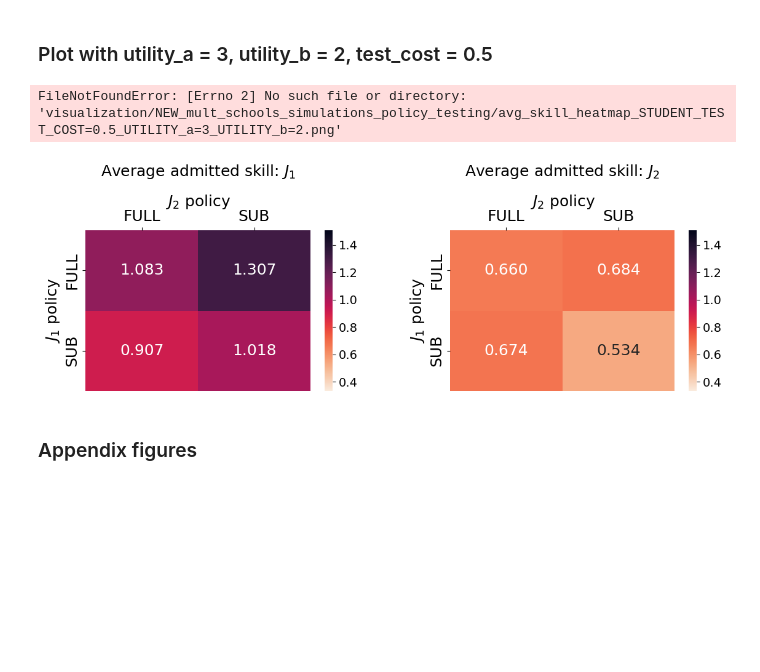
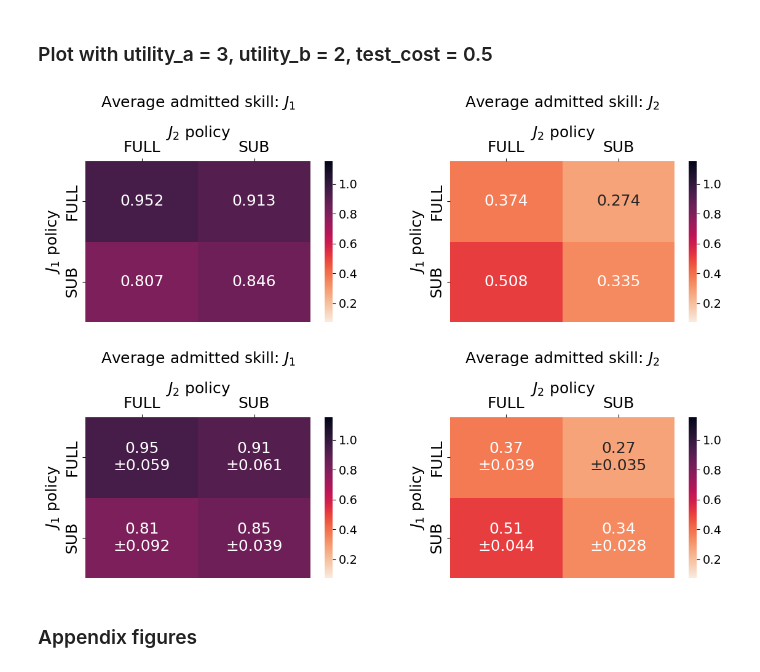
Before and after one commit to hannahql/school_admission_policies, a Jupyter notebook: pipeline_use_paperfigures_two_school_strategic.ipynb, the cells around one changed output. Saved outputs shown, nothing was run; the diff lists cells and outputs as text; code cells hidden in the pictures; blank space fills up the shorter version.

Commit message:
Modify visualization code

```diff
--- a/pipeline_use_paperfigures_two_school_strategic.ipynb
+++ b/pipeline_use_paperfigures_two_school_strategic.ipynb
@@ -32,7 +32,7 @@ from visualization.two_school_strategic_plots import (filter_results_by_target_v
                                                       plot_avg_admitted_skill_by_policy,
                                                       plot_avg_admitted_skill_by_policy_heatmap)
 # %%
-simulation_name = "NEW_mult_schools_simulations_policy_testing"
+simulation_name = "NEW2_mult_schools_simulations_policy_testing"
 fig_directory = os.path.join("visualization/", simulation_name)
 output_root = os.path.join("simulation_data/", simulation_name)
 
@@ -378,0 +373,8 @@ sub_sub_results
+# %%
+# Results for (SUB, SUB) policy pair
+sub_sub_results_multi = (results_df.query("Policy == 'SUB_SUB_test'")[["Policy","UTILITY_a", "UTILITY_b", "avgadmittedskill_school_a", "avgadmittedskill_school_b", "CAPACITY_a", "CAPACITY_b", "STUDENT_TEST_COST"]]
+#  .groupby(["UTILITY_a", "UTILITY_b"])
+#  .mean()
+#  .reset_index()
+ )
+sub_sub_results_multi.head()
@@ -646,30 +461,40 @@ plot_avg_admitted_skill_by_policy_heatmap(results_df=results_df,
 # %%
 
 target_utility_a = 3
 target_utility_b = 2
 target_test_cost = 0.5
 
 target_values = {'UTILITY_b': target_utility_b,
                 'STUDENT_TEST_COST': target_test_cost,
                 'UTILITY_a': target_utility_a,
                 }
 
-filtered_results_a, filtered_results_b = filter_results_by_target_values(
-                                            results_df=results_df,
-                                            sub_sub_results=sub_sub_results,
-                                            feature_to_vary=None,
-                                            target_values=target_values,
-                                            return_mean_results=False,
-                                            )
+# filtered_results_a, filtered_results_b = filter_results_by_target_values(
+#                                             results_df=results_df,
+#                                             sub_sub_results=sub_sub_results,
+#                                             feature_to_vary=None,
+#                                             target_values=target_values,
+#                                             return_mean_results=False,
+#                                             )
 
 plot_avg_admitted_skill_by_policy_heatmap(results_df=results_df,
-                                            sub_sub_results=sub_sub_results,
+                                          #sub_sub_results=None,
+                                            sub_sub_results=sub_sub_results_multi,
                                             feature_to_vary=None,
                                             target_values=target_values,
                                             fig_directory=fig_directory,
                                             )
 # %% [output]
-FileNotFoundError: [Errno 2] No such file or directory: 'visualization/NEW_mult_schools_simulations_policy_testing/avg_skill_heatmap_STUDENT_TEST_COST=0.5_UTILITY_a=3_UTILITY_b=2.png'
-[figure, old version]
+[figure, new version]
+# %%
+plot_avg_admitted_skill_by_policy_heatmap(results_df=results_df,
+                                            sub_sub_results=sub_sub_results_multi,
+                                            feature_to_vary=None,
+                                            target_values=target_values,
+                                            fig_directory=fig_directory,
+                                            plot_standard_errors=True,
+                                            )
+# %% [output]
+[figure, added]
 # %% [markdown]
 ### Appendix figures
```
Also changed, not shown: parts of 30 cells of this notebook, 19 other files.
